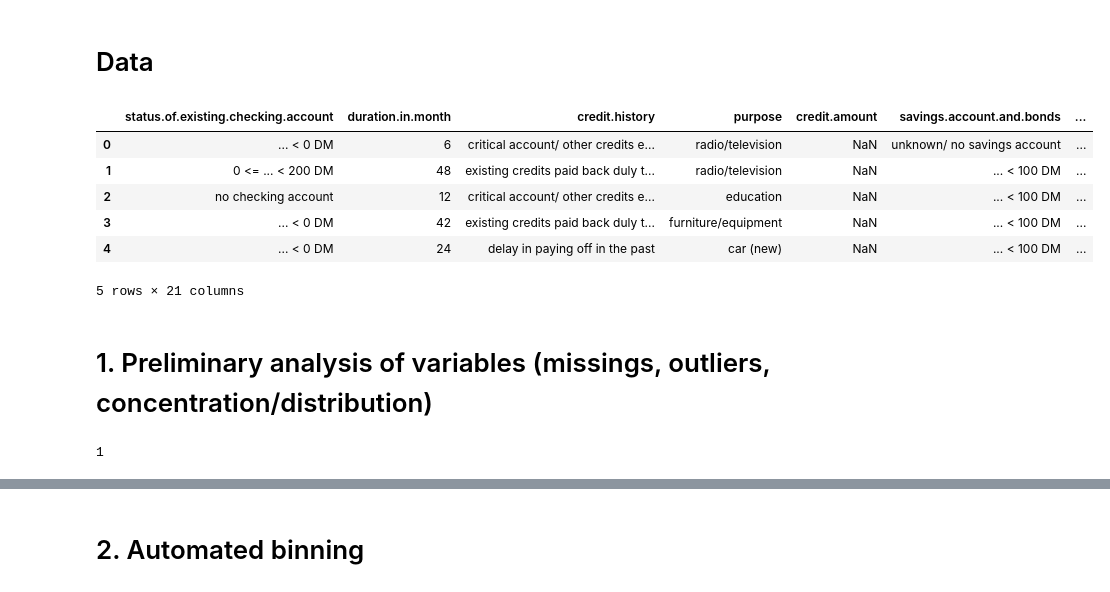
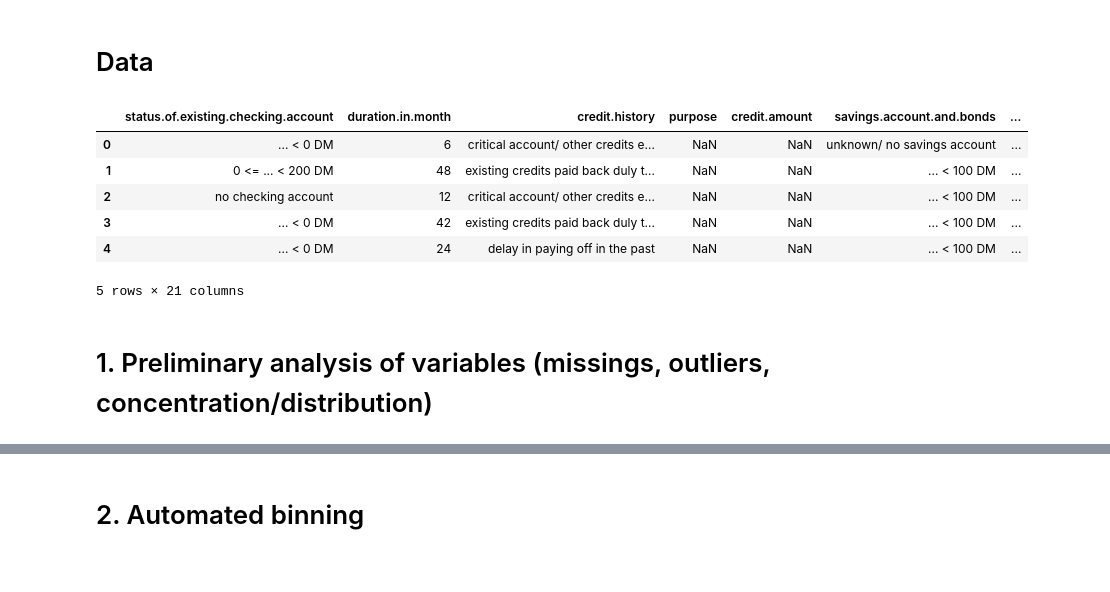
Before and after one commit to OGorkun/scorecardpy, a Jupyter notebook: jupyter_notebook/Scorecard.ipynb, the cells around one changed output, grey strips where cells are left out. Saved outputs shown, nothing was run; the diff lists cells and outputs as text; code cells hidden in the pictures.

```diff
--- a/jupyter_notebook/Scorecard.ipynb
+++ b/jupyter_notebook/Scorecard.ipynb
@@ -26,18 +26,19 @@ from matplotlib.backends.backend_pdf import PdfPages
 # %%
 # data prepare ------
 # load germancredit data
 smp_full = sc.germancredit()
 smp_full['will_default'] = smp_full['creditability'].apply(lambda x: 1 if x == 'bad' else 0)
 smp_full = smp_full.loc[:,smp_full.columns != 'creditability']
 smp_full.loc[0:99, 'credit.amount'] = np.nan
+smp_full.loc[0:99, 'purpose'] = np.nan
 smp_full.head()
 # %% [output]
 |  | status.of.existing.checking.account | duration.in.month | credit.history | purpose | credit.amount | savings.account.and.bonds | ... |
-| 0 | ... < 0 DM | 6 | critical account/ other credits e... | radio/television | NaN | unknown/ no savings account | ... |
-| 1 | 0 <= ... < 200 DM | 48 | existing credits paid back duly t... | radio/television | NaN | ... < 100 DM | ... |
-| 2 | no checking account | 12 | critical account/ other credits e... | education | NaN | ... < 100 DM | ... |
-| 3 | ... < 0 DM | 42 | existing credits paid back duly t... | furniture/equipment | NaN | ... < 100 DM | ... |
-| 4 | ... < 0 DM | 24 | delay in paying off in the past | car (new) | NaN | ... < 100 DM | ... |
+| 0 | ... < 0 DM | 6 | critical account/ other credits e... | NaN | NaN | unknown/ no savings account | ... |
+| 1 | 0 <= ... < 200 DM | 48 | existing credits paid back duly t... | NaN | NaN | ... < 100 DM | ... |
+| 2 | no checking account | 12 | critical account/ other credits e... | NaN | NaN | ... < 100 DM | ... |
+| 3 | ... < 0 DM | 42 | existing credits paid back duly t... | NaN | NaN | ... < 100 DM | ... |
+| 4 | ... < 0 DM | 24 | delay in paying off in the past | NaN | NaN | ... < 100 DM | ... |
 5 rows × 21 columns
 # %%
 train, test = sc.split_df(smp_full, ratio=0.8).values()
@@ -52,11 +66,6 @@ var_skip = ['will_default']
 spl_val = []
 # list of variables by type (numeric variables with less than 10 unique values are considered as categorical)
 var_cat, var_num = sc.var_types(train, var_skip)
-# %%
-if train['purpose'].dtype.name in ['category', 'object']: print(1)
-else: print(0)
-# %% [output]
-1
 # %%
 # heatmap for the missing values
 percent_missing = train.loc[:, var_cat+var_num].isna().sum() * 100 / len(train)
```
Also changed, not shown: parts of 16 cells of this notebook, 1 other file.
